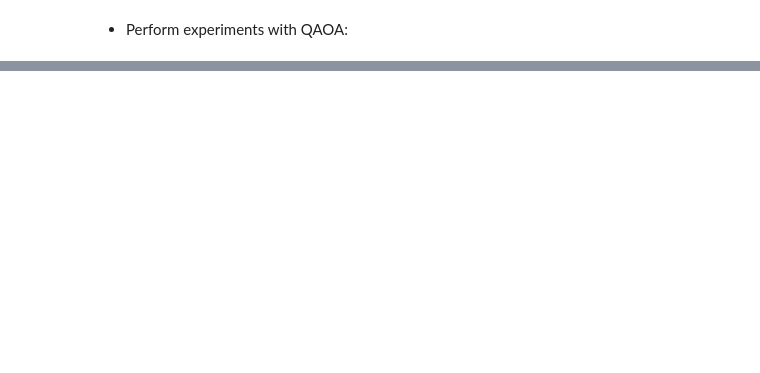
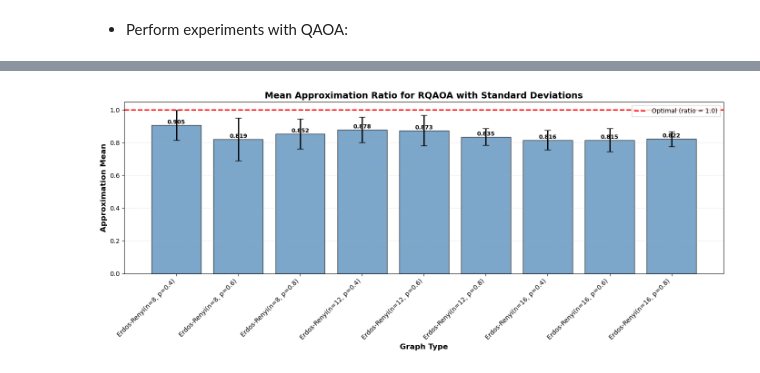
Before and after one commit to nicofighter45/rQAOAQuantumComputing, a Jupyter notebook: litterature/RQAOA.ipynb, the cells around one changed output, grey strips where cells are left out. Saved outputs shown, nothing was run; the diff lists cells and outputs as text; code cells hidden in the pictures; blank space fills up the shorter version.

```diff
--- a/litterature/RQAOA.ipynb
+++ b/litterature/RQAOA.ipynb
@@ -1187,0 +1418,41 @@ Star(16)
+# %%
+# Graphique 2: Ratio moyen avec intervalles de confiance
+
+fig, ax = plt.subplots(figsize=(14, 6))
+
+mean_ratios = []
+std_ratios = []
+for i in range(len(graph_names)):
+    samples = data[i]
+    ratios = [estimated / optimal for optimal, estimated in samples]
+    mean_ratios.append(np.mean(ratios))
+    std_ratios.append(np.std(ratios))
+
+mean_ratios = np.array(mean_ratios)
+std_ratios = np.array(std_ratios)
+
+x = np.arange(len(graph_names))
+bars = ax.bar(x, mean_ratios, yerr=std_ratios, capsize=5, color='steelblue',
+              alpha=0.7, edgecolor='black', error_kw={'linewidth': 2})
+
+# Ajouter les valeurs sur les barres
+for i, (bar, mean) in enumerate(zip(bars, mean_ratios)):
+    height = bar.get_height()
+    ax.text(bar.get_x() + bar.get_width()/2., height,
+            f'{mean:.3f}',
+            ha='center', va='bottom', fontsize=9, fontweight='bold')
+
+ax.axhline(y=1.0, color='red', linestyle='--', linewidth=2, label='Optimal (ratio = 1.0)')
+ax.set_ylabel('Approximation Mean', fontsize=12, fontweight='bold')
+ax.set_xlabel('Graph Type', fontsize=12, fontweight='bold')
+ax.set_title('Mean Approximation Ratio for RQAOA with Standard Deviations', fontsize=14, fontweight='bold')
+ax.set_xticks(x)
+ax.set_xticklabels(graph_names, rotation=45, ha='right')
+ax.grid(axis='y', alpha=0.3, linestyle='--')
+ax.legend()
+plt.tight_layout()
+plt.savefig('/Users/georgiaabouchebel/rQAOAQuantumComputing/rapport/figures/results_barplot_with_errors.png', dpi=300, bbox_inches='tight')
+plt.show()
+plt.close()
+# %% [output]
+[figure, added]
```
Also changed, not shown: parts of 14 cells of this notebook, 8 other files.
